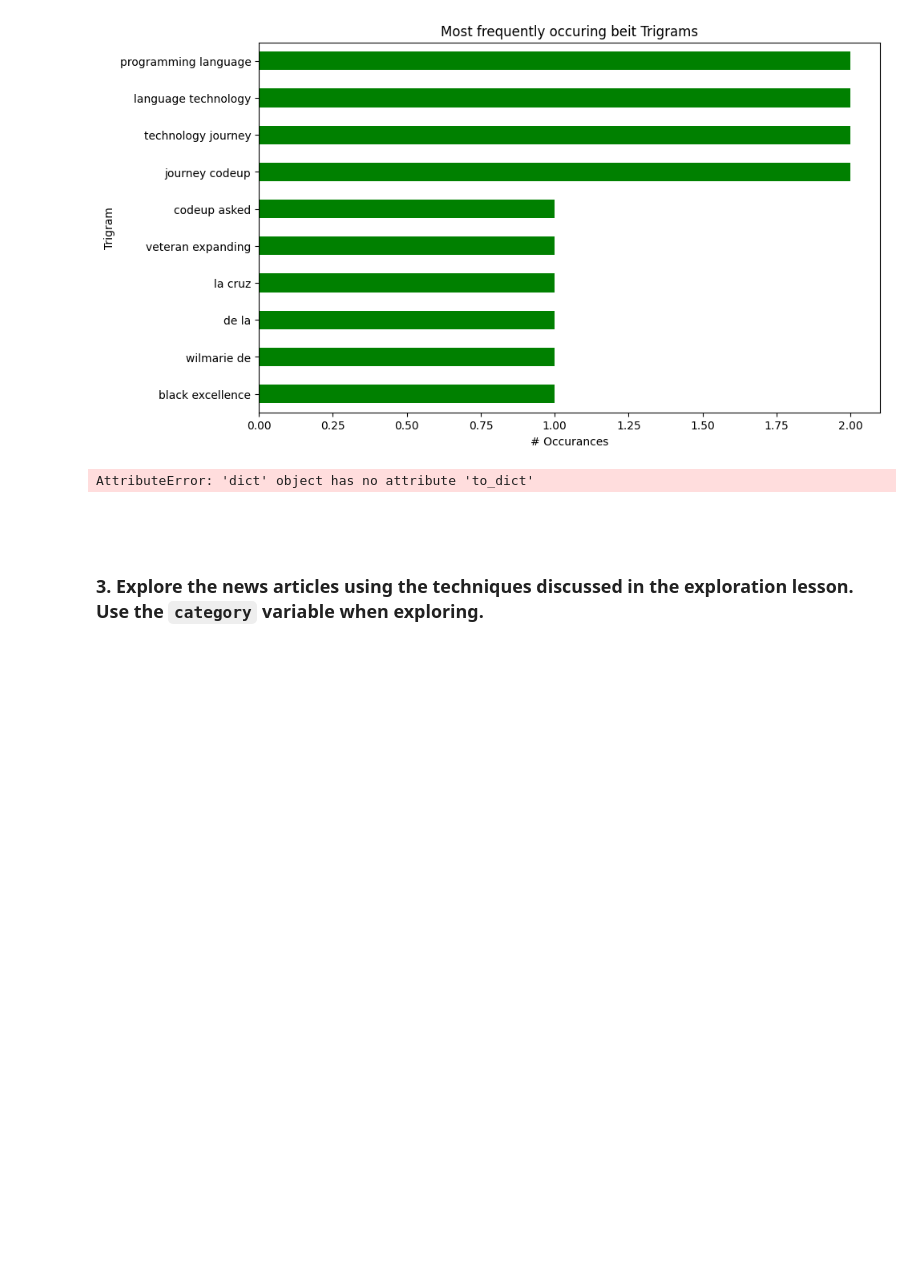
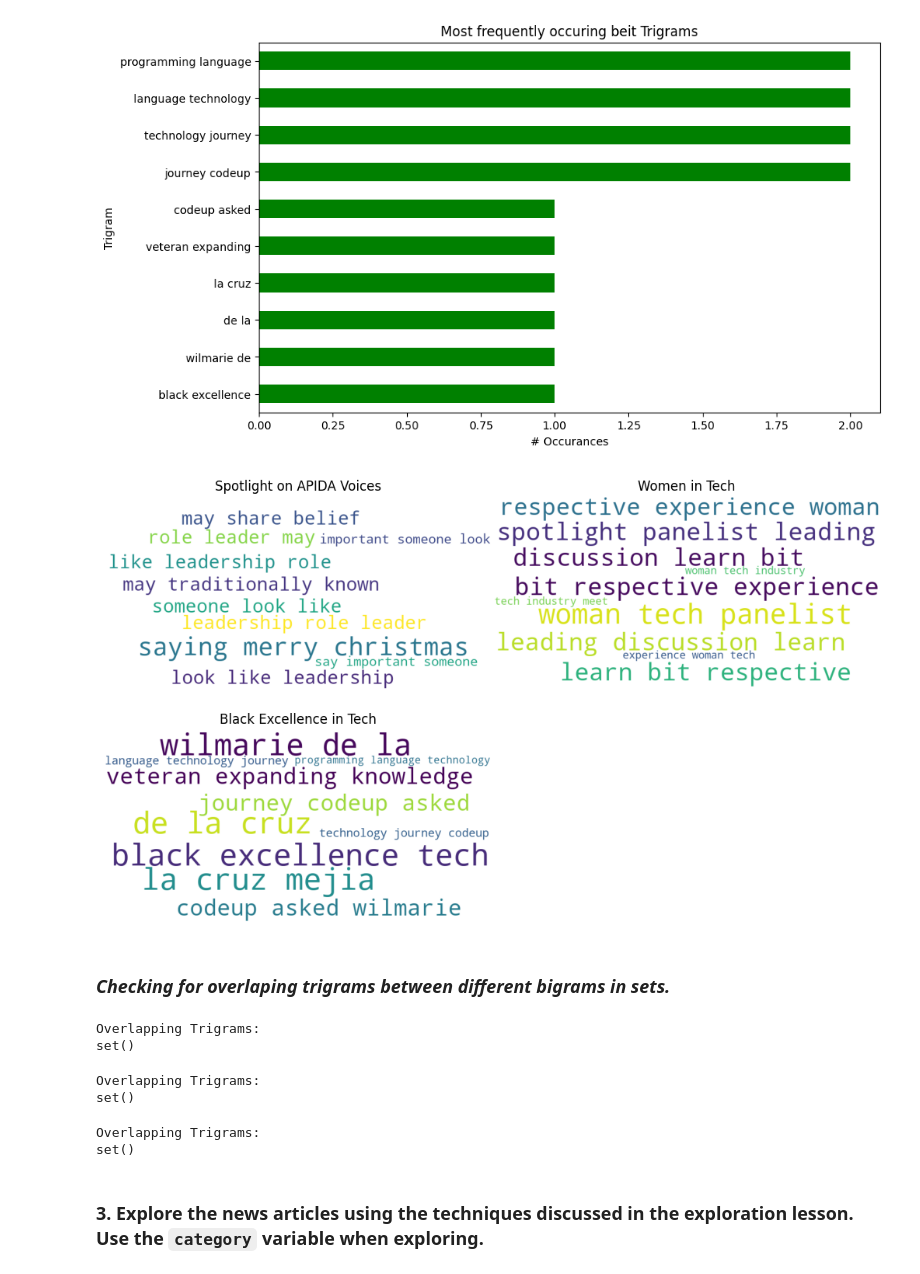
Before and after one commit to Marc-Aradillas/natural-language-processing-exercises, a Jupyter notebook: explore.ipynb, the cells around one changed output. Cells and saved outputs as stored; diff of their text form; code cells hidden in the pictures; blank space fills up the shorter version.

```diff
--- a/explore.ipynb
+++ b/explore.ipynb
@@ -844,56 +888,65 @@ _ = plt.yticks(ticks, labels)
 plt.show()
 # %% [output]
 [figure]
-# %%
-ham_trigrams = {k[0] + ' ' + k[1] + ' ' + k[2]: v for k, v in ham_trigrams.to_dict().items()}
-spam_trigrams = {k[0] + ' ' + k[1] + ' ' + k[2]: v for k, v in spam_trigrams.to_dict().items()}
-
-ham_wc = WordCloud(background_color='white', width=800, height=400).generate_from_frequencies(ham_trigrams)
-spam_wc = WordCloud(background_color='white', width=800, height=400).generate_from_frequencies(spam_trigrams)
-
-plt.figure(figsize=(10, 6))
-axs = [plt.axes([0, .5, .5, .5]), plt.axes([.5, .5, .5, .5])]
-
-axs[0].imshow(ham_wc)
-axs[1].imshow(spam_wc)
-
-axs[0].set_title('Ham')
-axs[1].set_title('Spam')
-
-for ax in axs: ax.axis('off')
-plt.show()
 # %%
-soav_trigrams = {k[0] + ' ' + k[1] + ' ' + k[2]: v for k, v in soav_trigrams.to_dict().items()}
-wit_trigrams = {k[0] + ' ' + k[1] + ' ' + k[2]: v for k, v in wit_trigrams.to_dict().items()}
-beit_trigrams = {k[0] + ' ' + k[1] + ' ' + k[2]: v for k, v in beit_trigrams.to_dict().items()}
+soav_trigrams = {k[0] + ' ' + k[1] + ' ' + k[2]: v for k, v in soav_trigrams.items()}
+wit_trigrams = {k[0] + ' ' + k[1] + ' ' + k[2]: v for k, v in wit_trigrams.items()}
+beit_trigrams = {k[0] + ' ' + k[1] + ' ' + k[2]: v for k, v in beit_trigrams.items()}
 
 soav_wc = WordCloud(background_color='white', width=800, height=400).generate_from_frequencies(soav_trigrams)
 wit_wc = WordCloud(background_color='white', width=800, height=400).generate_from_frequencies(wit_trigrams)
 beit_wc = WordCloud(background_color='white', width=800, height=400).generate_from_frequencies(beit_trigrams)
 
 
 plt.figure(figsize=(10, 6))
 
 axs = [plt.axes([0, 0.5, 0.5, 0.5]),
        plt.axes([0.5, 0.5, 0.5, 0.5]),
        plt.axes([0, 0, 0.5, 0.5])]
 
 
 axs[0].imshow(soav_wc)
 axs[1].imshow(wit_wc)
 axs[2].imshow(beit_wc)
 
 
 axs[0].set_title('Spotlight on APIDA Voices')
 axs[1].set_title('Women in Tech')
 axs[2].set_title('Black Excellence in Tech')
 
 
 for ax in axs: ax.axis('off')
 plt.show()
 # %% [output]
-AttributeError: 'dict' object has no attribute 'to_dict'
+[figure, added]
 # %% [markdown]
-####
+### ***Checking for overlaping trigrams between different bigrams in sets.***
+# %%
+# Find overlapping bigrams
+overlap_trigrams = set(soav_trigrams).intersection(wit_trigrams)
+
+print("Overlapping Trigrams:")
+print(overlap_trigrams)
+# %% [output]
+Overlapping Trigrams:
+set()
+# %%
+# Find overlapping bigrams
+overlap_trigrams = set(wit_trigrams).intersection(beit_trigrams)
+
+print("Overlapping Trigrams:")
+print(overlap_trigrams)
+# %% [output]
+Overlapping Trigrams:
+set()
+# %%
+# Find overlapping bigrams
+overlap_trigrams = set(beit_trigrams).intersection(soav_trigrams)
+
+print("Overlapping Trigrams:")
+print(overlap_trigrams)
+# %% [output]
+Overlapping Trigrams:
+set()
 # %% [markdown]
 ### 3. Explore the news articles using the techniques discussed in the exploration lesson. Use the `category` variable when exploring.
```
Also changed, not shown: parts of 11 cells of this notebook.
